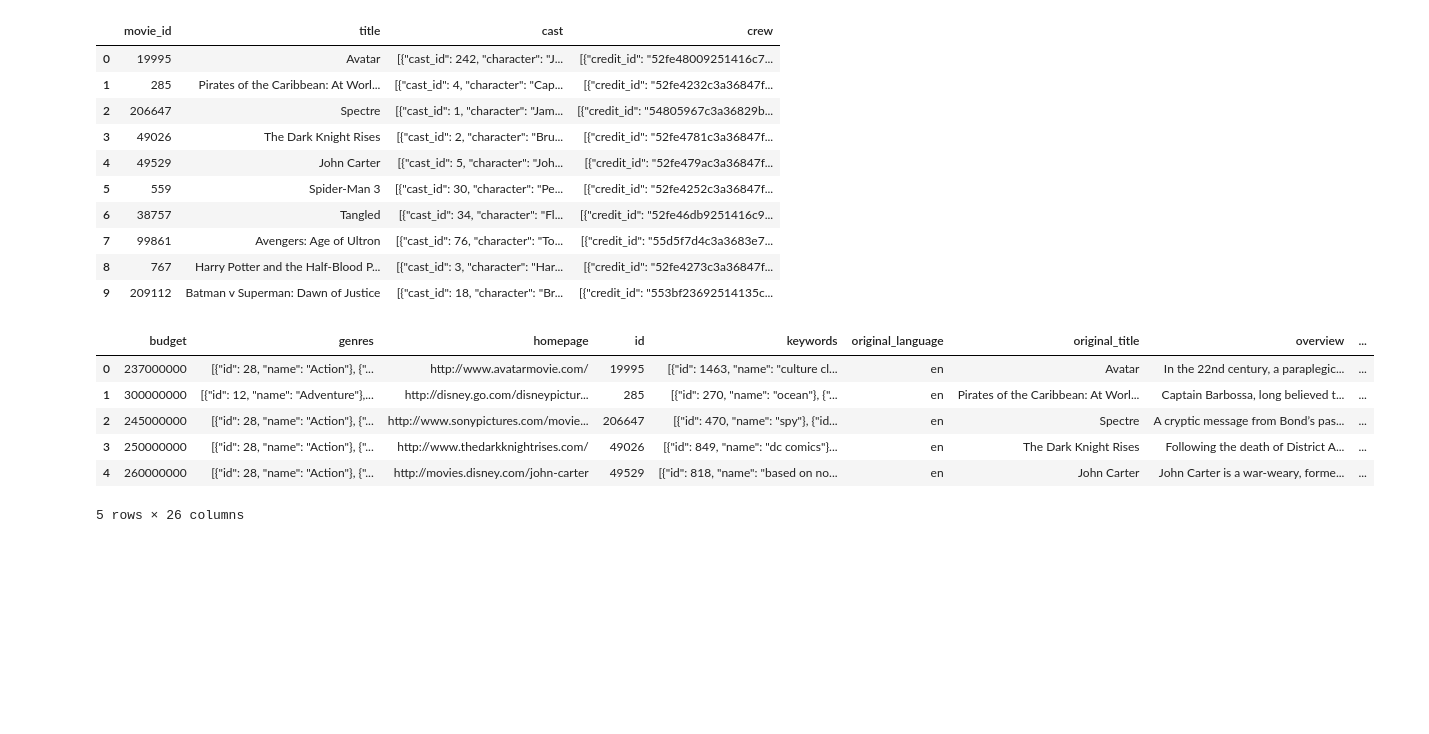
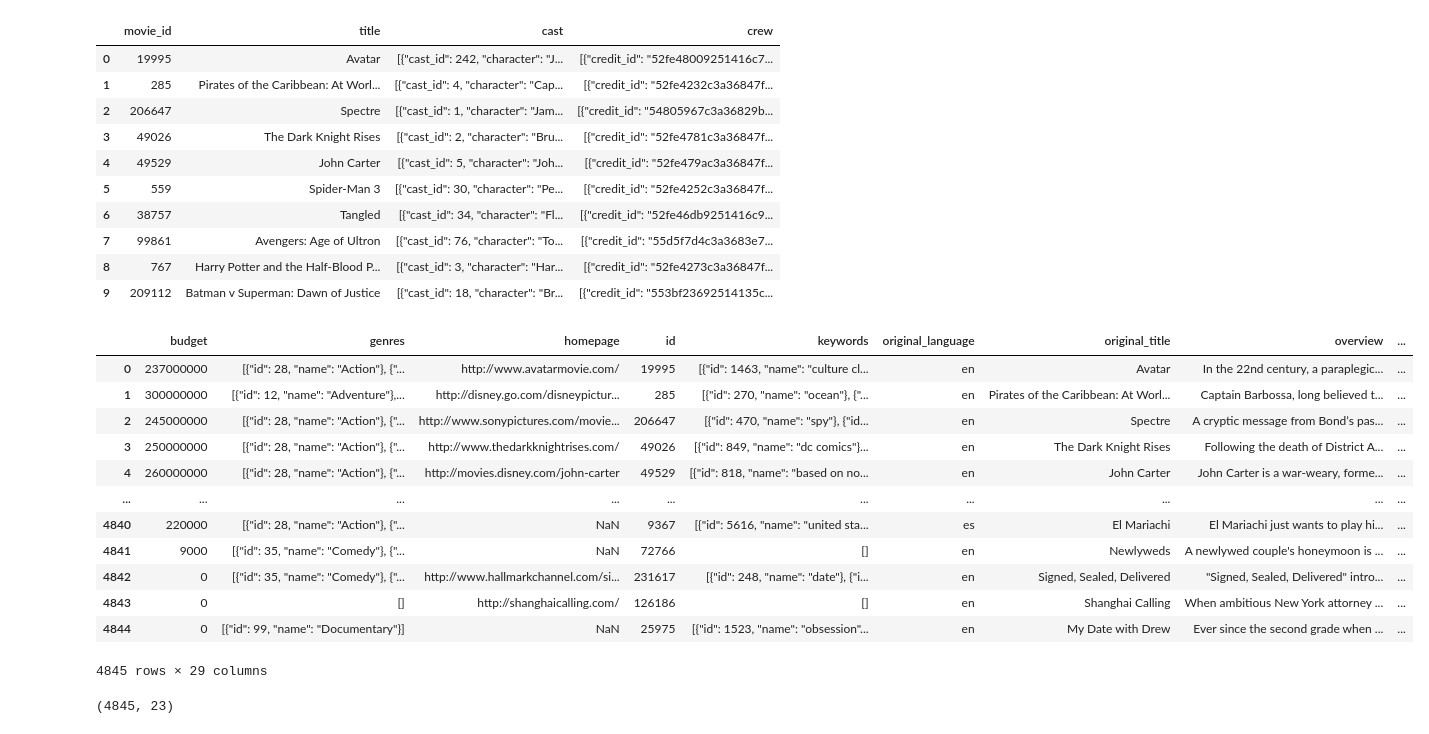
Before and after one commit to nakibahsan299-debug/Movie-Recommendation-System, a Jupyter notebook: Movie_Recommendation.ipynb, the cells around one changed output. Saved outputs shown, nothing was run; the diff lists cells and outputs as text; code cells hidden in the pictures; blank space fills up the shorter version.

Commit message:
First preprocessing of merged movie dataset

```diff
--- a/Movie_Recommendation.ipynb
+++ b/Movie_Recommendation.ipynb
@@ -38,15 +38,21 @@ credits.head(10)
 | 7 | 99861 | Avengers: Age of Ultron | [{"cast_id": 76, "character": "To... | [{"credit_id": "55d5f7d4c3a3683e7... |
 | 8 | 767 | Harry Potter and the Half-Blood P... | [{"cast_id": 3, "character": "Har... | [{"credit_id": "52fe4273c3a36847f... |
 | 9 | 209112 | Batman v Superman: Dawn of Justice | [{"cast_id": 18, "character": "Br... | [{"credit_id": "553bf23692514135c... |
-# %%
-#Merging two dataset into one dataset
-movies=movies.merge(credits,on='title')
-movies.head()
-# %% [output]
-|  | budget | genres | homepage | id | keywords | original_language | original_title | overview | ... |
-| 0 | 237000000 | [{"id": 28, "name": "Action"}, {"... | http://www.avatarmovie.com/ | 19995 | [{"id": 1463, "name": "culture cl... | en | Avatar | In the 22nd century, a paraplegic... | ... |
-| 1 | 300000000 | [{"id": 12, "name": "Adventure"},... | http://disney.go.com/disneypictur... | 285 | [{"id": 270, "name": "ocean"}, {"... | en | Pirates of the Caribbean: At Worl... | Captain Barbossa, long believed t... | ... |
-| 2 | 245000000 | [{"id": 28, "name": "Action"}, {"... | http://www.sonypictures.com/movie... | 206647 | [{"id": 470, "name": "spy"}, {"id... | en | Spectre | A cryptic message from Bond’s pas... | ... |
-| 3 | 250000000 | [{"id": 28, "name": "Action"}, {"... | http://www.thedarkknightrises.com/ | 49026 | [{"id": 849, "name": "dc comics"}... | en | The Dark Knight Rises | Following the death of District A... | ... |
-| 4 | 260000000 | [{"id": 28, "name": "Action"}, {"... | http://movies.disney.com/john-carter | 49529 | [{"id": 818, "name": "based on no... | en | John Carter | John Carter is a war-weary, forme... | ... |
-5 rows × 26 columns
+# %%
+merge_movies = movies.merge(credits)
+# %%
+merge_movies
+# %% [output]
+|  | budget | genres | homepage | id | keywords | original_language | original_title | overview | ... |
+| 0 | 237000000 | [{"id": 28, "name": "Action"}, {"... | http://www.avatarmovie.com/ | 19995 | [{"id": 1463, "name": "culture cl... | en | Avatar | In the 22nd century, a paraplegic... | ... |
+| 1 | 300000000 | [{"id": 12, "name": "Adventure"},... | http://disney.go.com/disneypictur... | 285 | [{"id": 270, "name": "ocean"}, {"... | en | Pirates of the Caribbean: At Worl... | Captain Barbossa, long believed t... | ... |
+| 2 | 245000000 | [{"id": 28, "name": "Action"}, {"... | http://www.sonypictures.com/movie... | 206647 | [{"id": 470, "name": "spy"}, {"id... | en | Spectre | A cryptic message from Bond’s pas... | ... |
+| 3 | 250000000 | [{"id": 28, "name": "Action"}, {"... | http://www.thedarkknightrises.com/ | 49026 | [{"id": 849, "name": "dc comics"}... | en | The Dark Knight Rises | Following the death of District A... | ... |
+| 4 | 260000000 | [{"id": 28, "name": "Action"}, {"... | http://movies.disney.com/john-carter | 49529 | [{"id": 818, "name": "based on no... | en | John Carter | John Carter is a war-weary, forme... | ... |
+| ... | ... | ... | ... | ... | ... | ... | ... | ... | ... |
+| 4840 | 220000 | [{"id": 28, "name": "Action"}, {"... | NaN | 9367 | [{"id": 5616, "name": "united sta... | es | El Mariachi | El Mariachi just wants to play hi... | ... |
+| 4841 | 9000 | [{"id": 35, "name": "Comedy"}, {"... | NaN | 72766 | [] | en | Newlyweds | A newlywed couple's honeymoon is ... | ... |
+| 4842 | 0 | [{"id": 35, "name": "Comedy"}, {"... | http://www.hallmarkchannel.com/si... | 231617 | [{"id": 248, "name": "date"}, {"i... | en | Signed, Sealed, Delivered | "Signed, Sealed, Delivered" intro... | ... |
+| 4843 | 0 | [] | http://shanghaicalling.com/ | 126186 | [] | en | Shanghai Calling | When ambitious New York attorney ... | ... |
+| 4844 | 0 | [{"id": 99, "name": "Documentary"}] | NaN | 25975 | [{"id": 1523, "name": "obsession"... | en | My Date with Drew | Ever since the second grade when ... | ... |
+4845 rows × 29 columns
@@ -52,0 +61,4 @@ movies.head()
+# %%
+merged_movies.shape
+# %% [output]
+(4845, 23)
```
Also changed, not shown: parts of 1 cell of this notebook.
